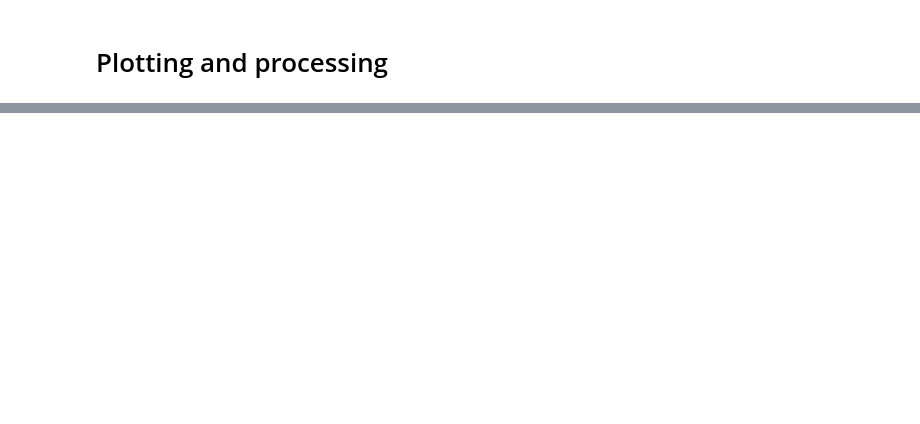
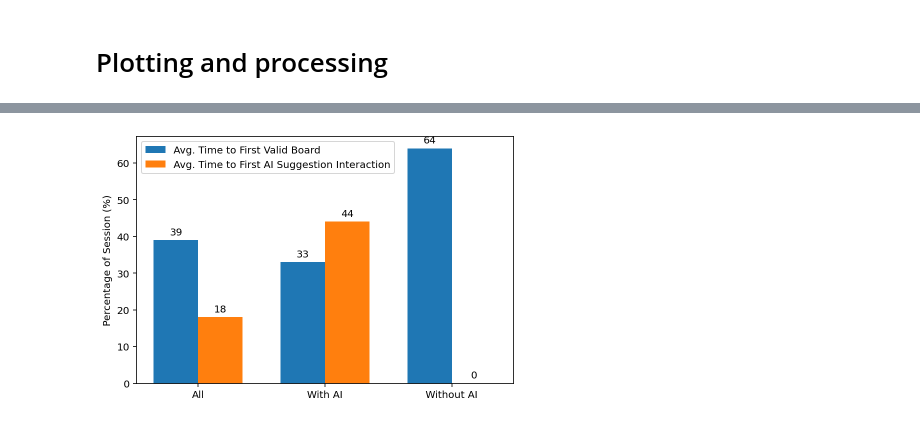
Before and after one commit to omardelarosa/pcgrl-brush, a Jupyter notebook: notebooks/bigquery_results_viz.ipynb, the cells around one changed output, grey strips where cells are left out. Cells and saved outputs as stored; diff of their text form; code cells hidden in the pictures; blank space fills up the shorter version.

Commit message:
adding basic plotting, stats

```diff
--- a/notebooks/bigquery_results_viz.ipynb
+++ b/notebooks/bigquery_results_viz.ipynb
@@ -221,0 +417,35 @@ session_metrics_df
+# %%
+def plotter(labels, ys, ys2, xlabel1, xlabel2,  ylabel, title):
+
+    x = np.arange(len(labels))  # the label locations
+    width = 0.35  # the width of the bars
+
+    fig, ax = plt.subplots()
+    rects1 = ax.bar(x - width/2, ys, width, label=xlabel1)
+    rects2 = ax.bar(x + width/2, ys2, width, label=xlabel2)
+
+    # Add some text for labels, title and custom x-axis tick labels, etc.
+    ax.set_ylabel(ylabel)
+    ax.set_title(title)
+    ax.set_xticks(x)
+    ax.set_xticklabels(labels)
+    ax.legend()
+
+
+    def autolabel(rects):
+        """Attach a text label above each bar in *rects*, displaying its height."""
+        for rect in rects:
+            height = rect.get_height()
+            ax.annotate('{}'.format(height),
+                        xy=(rect.get_x() + rect.get_width() / 2, height),
+                        xytext=(0, 3),  # 3 points vertical offset
+                        textcoords="offset points",
+                        ha='center', va='bottom')
+
+
+    autolabel(rects1)
+    autolabel(rects2)
+
+    fig.tight_layout()
+
+    plt.show()
@@ -221,0 +455,12 @@ session_metrics_df
+# %%
+plotter(
+    labels,
+    average_time_to_first_valid_board,
+    average_time_to_first_ai_suggestion,
+    "Avg. Time to First Valid Board",
+    "Avg. Time to First AI Suggestion Interaction",
+    "Percentage of Session (%)",
+    ""
+)
+# %% [output]
+[figure, added]
```
Also changed, not shown: parts of 49 cells of this notebook, 14 other files.
